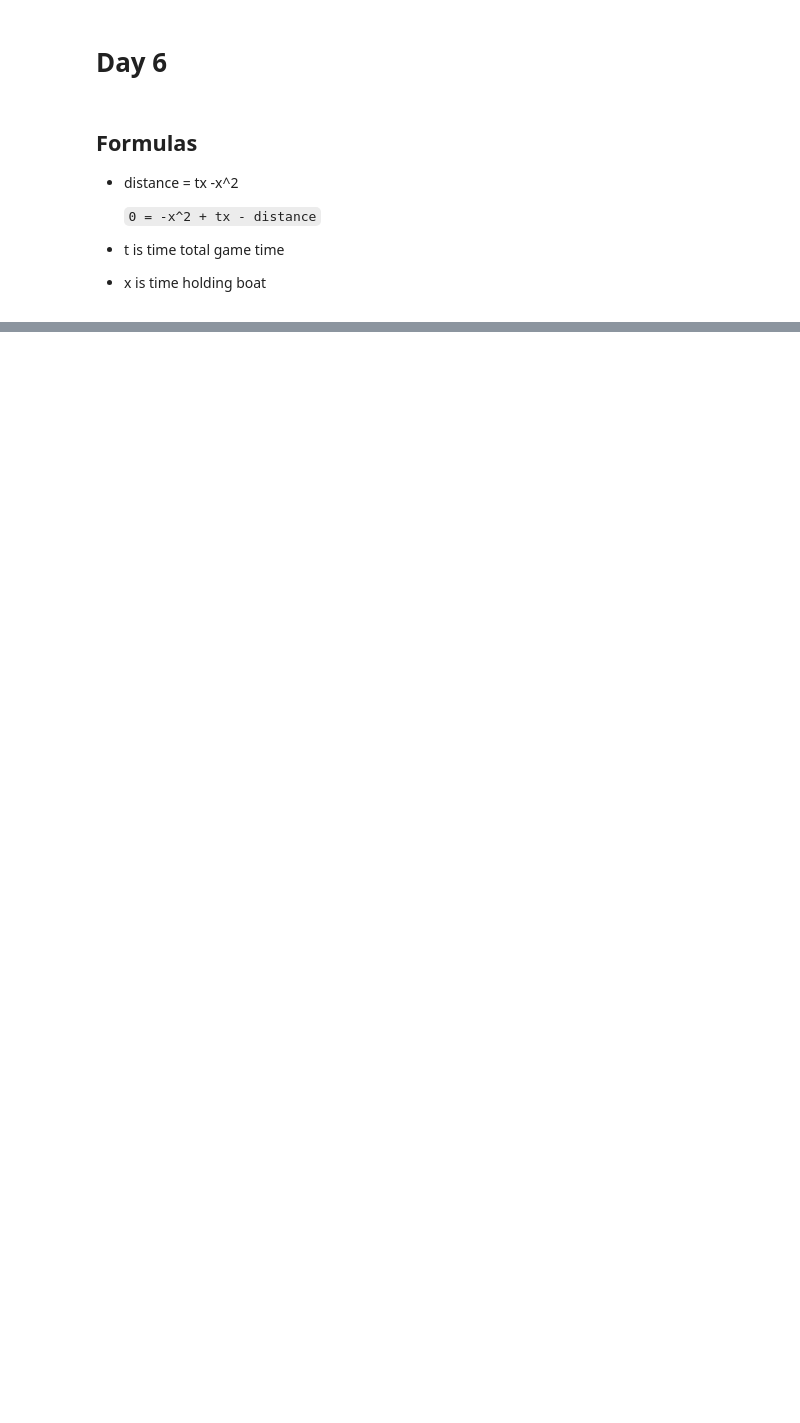
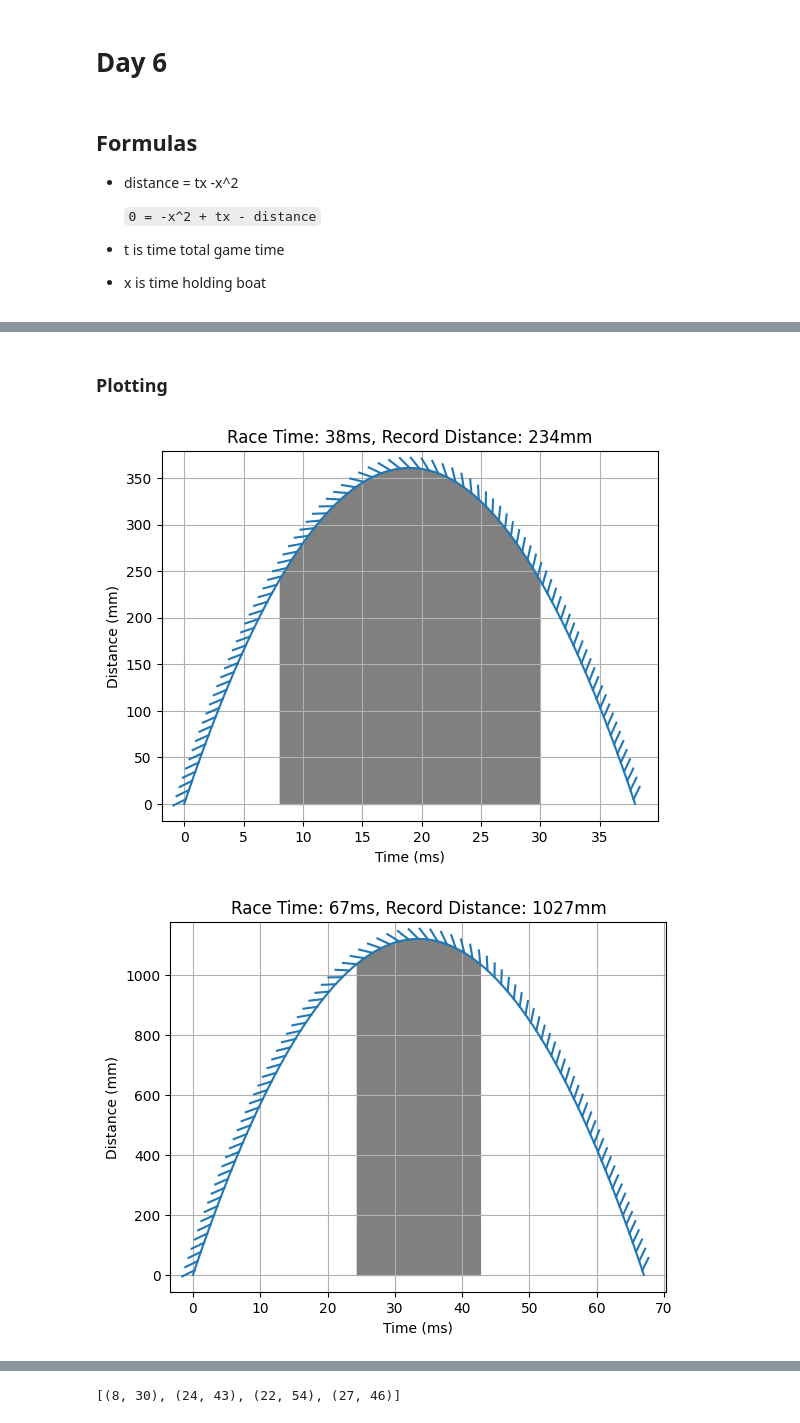
Before and after one commit to codercodyc/AdventOfCode2023, a Jupyter notebook: day6.ipynb, the cells around one changed output, grey strips where cells are left out. Cells and saved outputs as stored; diff of their text form; code cells hidden in the pictures; blank space fills up the shorter version.

Commit message:
added plots to day 6

```diff
--- a/day6.ipynb
+++ b/day6.ipynb
@@ -78,0 +79,48 @@ solution 2: 23654842
+# %% [markdown]
+### Plotting
+# %%
+import numpy as np
+import matplotlib.pyplot as plt
+from matplotlib import patheffects
+
+
+def times_greater_than_record(game_time, record_distance):
+    # equation will give distance for each time
+    # solve for hold times when distance is equal to record
+    a = -1
+    b = game_time
+    c = -record_distance
+
+    # quadratic formula
+    sol1 = (-b + m.sqrt(b**2 - 4*a*c)) / (2*a)
+    sol2 = (-b - m.sqrt(b**2 - 4*a*c)) / (2*a)
+
+    # get min and max times from solutions
+    min = m.floor(sol1) + 1
+    max = m.ceil(sol2) - 1
+
+    # return total number of times greater than record
+    return (min, max)
+
+def plot_race(game_time, record_distance):
+
+    bounds = times_greater_than_record(game_time, record_distance)
+    # print(bounds)
+
+    x = np.linspace(0, game_time, 100)
+    y = -x**2 + game_time * x
+
+    plt.plot(x, y, path_effects=[patheffects.withTickedStroke(spacing=7, angle=135)])
+    plt.fill_between(x, y, where=(x > bounds[0]) & (x < bounds[1]), color='gray')
+    plt.xlabel('Time (ms)')
+    plt.ylabel('Distance (mm)')
+    plt.title('Race Time: ' + str(game_time) + 'ms, Record Distance: ' + str(record_distance) + 'mm')
+    plt.grid(True)
+    plt.show()
+    return bounds
+
+my_data = parse_data_1(data)
+[plot_race(race[0], race[1]) for race in my_data]
+# %% [output]
+[figure, added]
+[figure, added]
@@ -78,0 +129 @@ solution 2: 23654842
+[(8, 30), (24, 43), (22, 54), (27, 46)]
```
Also changed, not shown: parts of 2 cells of this notebook, 2 other files.
